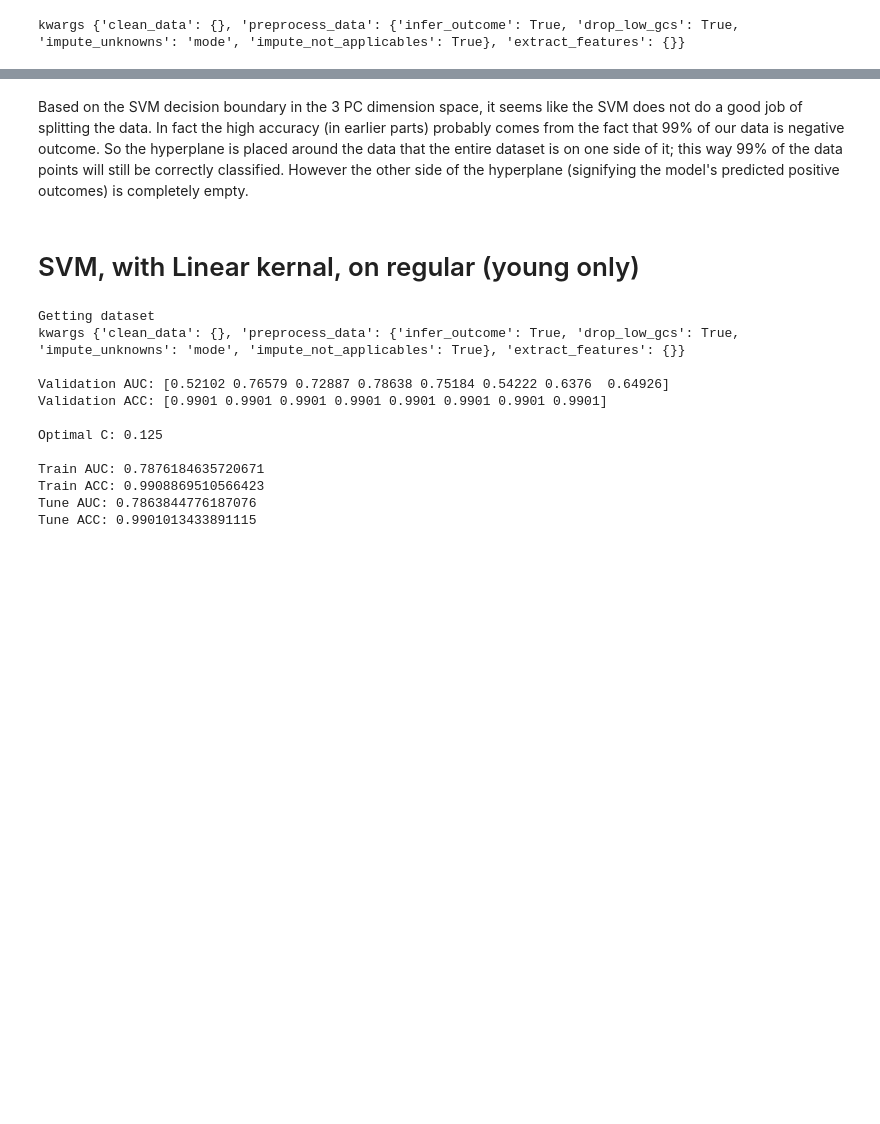
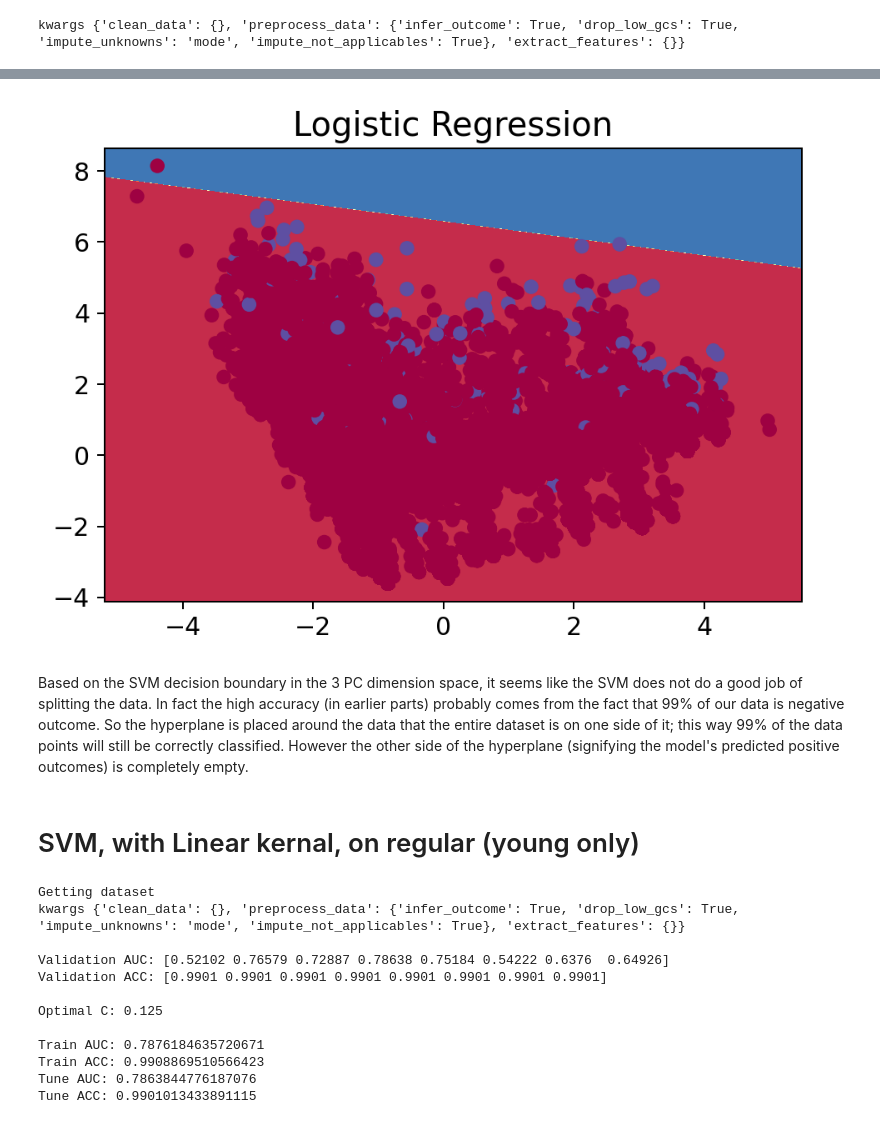
Before and after one commit to Yu-Group/clinical-rule-vetting, a Jupyter notebook: rulevetting/projects/tbi_pecarn/notebooks/svm.ipynb, the cells around one changed output, grey strips where cells are left out. Saved outputs shown, nothing was run; the diff lists cells and outputs as text; code cells hidden in the pictures; blank space fills up the shorter version.

```diff
--- a/rulevetting/projects/tbi_pecarn/notebooks/svm.ipynb
+++ b/rulevetting/projects/tbi_pecarn/notebooks/svm.ipynb
@@ -216,3 +233,24 @@ plt.show()
+# %%
+# 2D
+def plot_decision_boundary(pred_func):
+    # Set min and max values and give it some padding
+    x_min, x_max = X_train[:, 0].min() - .5, X_train[:, 0].max() + .5
+    y_min, y_max = X_train[:, 1].min() - .5, X_train[:, 1].max() + .5
+    h = 0.01
+    # Generate a grid of points with distance h between them
+    xx, yy = np.meshgrid(np.arange(x_min, x_max, h), np.arange(y_min, y_max, h))
+    # Predict the function value for the whole gid
+    Z = pred_func(np.c_[xx.ravel(), yy.ravel()])
+    Z = Z.reshape(xx.shape)
+    # Plot the contour and training examples
+    plt.contourf(xx, yy, Z, cmap=plt.cm.Spectral)
+    plt.scatter(X_train[:, 0], X_train[:, 1], c=y_train, cmap=plt.cm.Spectral)
+
+plot_decision_boundary(lambda x: lr.predict(x))
+plt.title("Logistic Regression on PCA")
+plt.show()
+# %% [output]
+[figure, added]
 # %% [markdown]
 Based on the SVM decision boundary in the 3 PC dimension space, it seems like the SVM does not do a good job of splitting the data. In fact the high accuracy (in earlier parts) probably comes from the fact that 99% of our data is negative outcome. So the hyperplane is placed around the data that the entire dataset is on one side of it; this way 99% of the data points will still be correctly classified. However the other side of the hyperplane (signifying the model's predicted positive outcomes) is completely empty.
 # %%
```
Also changed, not shown: parts of 5 cells of this notebook.
